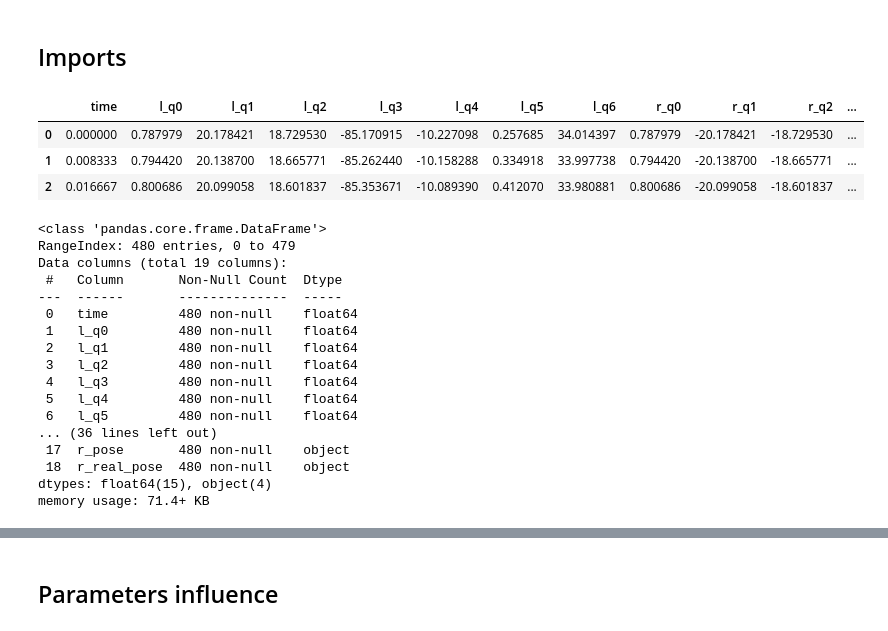
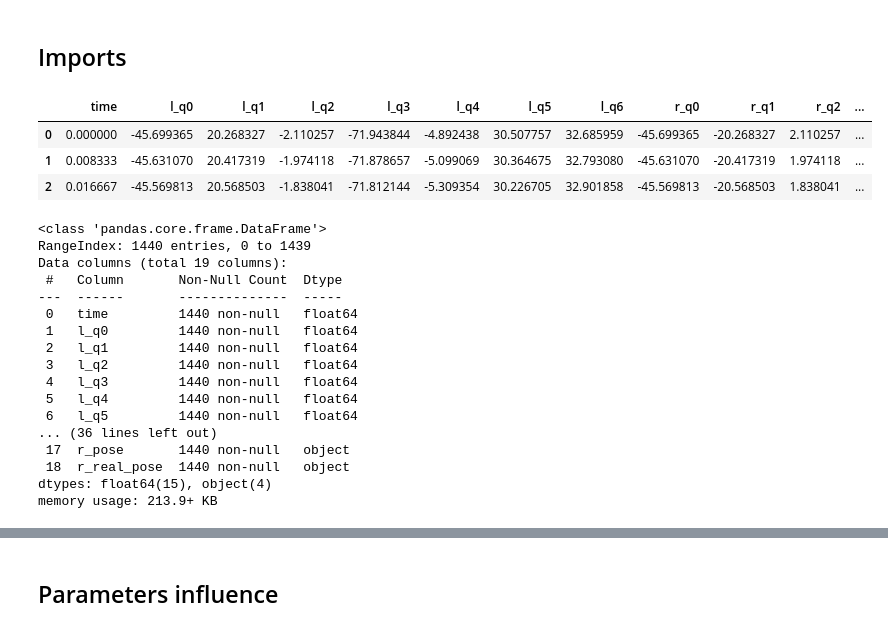
Before and after one commit to pollen-robotics/reachy2_qpik, a Jupyter notebook: src/example/pinocchio/metrics_eval.ipynb, the cells around one changed output, grey strips where cells are left out. Cells and saved outputs as stored; diff of their text form; code cells hidden in the pictures.

```diff
--- a/src/example/pinocchio/metrics_eval.ipynb
+++ b/src/example/pinocchio/metrics_eval.ipynb
@@ -11,39 +11,39 @@ from metrics import l2_error, rodrigues_error, combined_error
 # %%
-test = "line" # line, circle, heart
+test = "heart" # line, circle, heart
 
 filepath_sym = f'data/sym_{test}_data.csv'
 filepath_num = f'data/num_{test}_data.csv'
 filepath_qp = f'data/qp_{test}_data.csv'
 
 df_sym = pd.read_csv(filepath_sym, sep=",", header=0).copy()
 df_num = pd.read_csv(filepath_num, sep=",", header=0).copy()
 df_qp = pd.read_csv(filepath_qp, sep=",", header=0).copy()
 
 display(df_sym.head(3))
 df_sym.info()
 df_num.info()
 # %% [output]
 |  | time | l_q0 | l_q1 | l_q2 | l_q3 | l_q4 | l_q5 | l_q6 | r_q0 | r_q1 | r_q2 | ... |
-| 0 | 0.000000 | 0.787979 | 20.178421 | 18.729530 | -85.170915 | -10.227098 | 0.257685 | 34.014397 | 0.787979 | -20.178421 | -18.729530 | ... |
-| 1 | 0.008333 | 0.794420 | 20.138700 | 18.665771 | -85.262440 | -10.158288 | 0.334918 | 33.997738 | 0.794420 | -20.138700 | -18.665771 | ... |
-| 2 | 0.016667 | 0.800686 | 20.099058 | 18.601837 | -85.353671 | -10.089390 | 0.412070 | 33.980881 | 0.800686 | -20.099058 | -18.601837 | ... |
+| 0 | 0.000000 | -45.699365 | 20.268327 | -2.110257 | -71.943844 | -4.892438 | 30.507757 | 32.685959 | -45.699365 | -20.268327 | 2.110257 | ... |
+| 1 | 0.008333 | -45.631070 | 20.417319 | -1.974118 | -71.878657 | -5.099069 | 30.364675 | 32.793080 | -45.631070 | -20.417319 | 1.974118 | ... |
+| 2 | 0.016667 | -45.569813 | 20.568503 | -1.838041 | -71.812144 | -5.309354 | 30.226705 | 32.901858 | -45.569813 | -20.568503 | 1.838041 | ... |
 <class 'pandas.core.frame.DataFrame'>
-RangeIndex: 480 entries, 0 to 479
+RangeIndex: 1440 entries, 0 to 1439
 Data columns (total 19 columns):
  #   Column       Non-Null Count  Dtype
 ---  ------       --------------  -----
- 0   time         480 non-null    float64
- 1   l_q0         480 non-null    float64
- 2   l_q1         480 non-null    float64
- 3   l_q2         480 non-null    float64
- 4   l_q3         480 non-null    float64
- 5   l_q4         480 non-null    float64
- 6   l_q5         480 non-null    float64
+ 0   time         1440 non-null   float64
+ 1   l_q0         1440 non-null   float64
+ 2   l_q1         1440 non-null   float64
+ 3   l_q2         1440 non-null   float64
+ 4   l_q3         1440 non-null   float64
+ 5   l_q4         1440 non-null   float64
+ 6   l_q5         1440 non-null   float64
 ... (36 lines left out)
- 17  r_pose       480 non-null    object
- 18  r_real_pose  480 non-null    object
+ 17  r_pose       1440 non-null   object
+ 18  r_real_pose  1440 non-null   object
 dtypes: float64(15), object(4)
-memory usage: 71.4+ KB
+memory usage: 213.9+ KB
 # %%
 def parse_pose_matrix(matrix_str):
     """Convert a string of a matrix into a NumPy array."""
```
Also changed, not shown: parts of 4 cells of this notebook, 6 other files.
